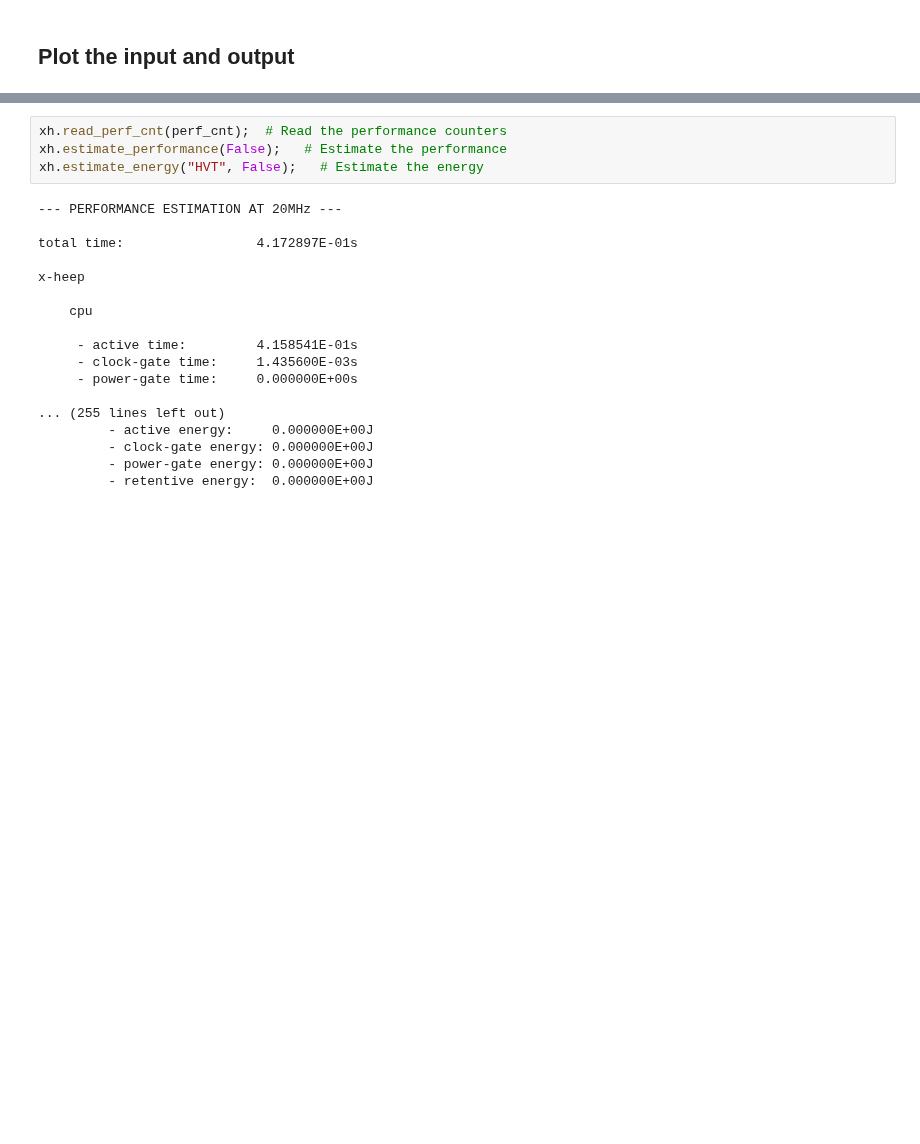
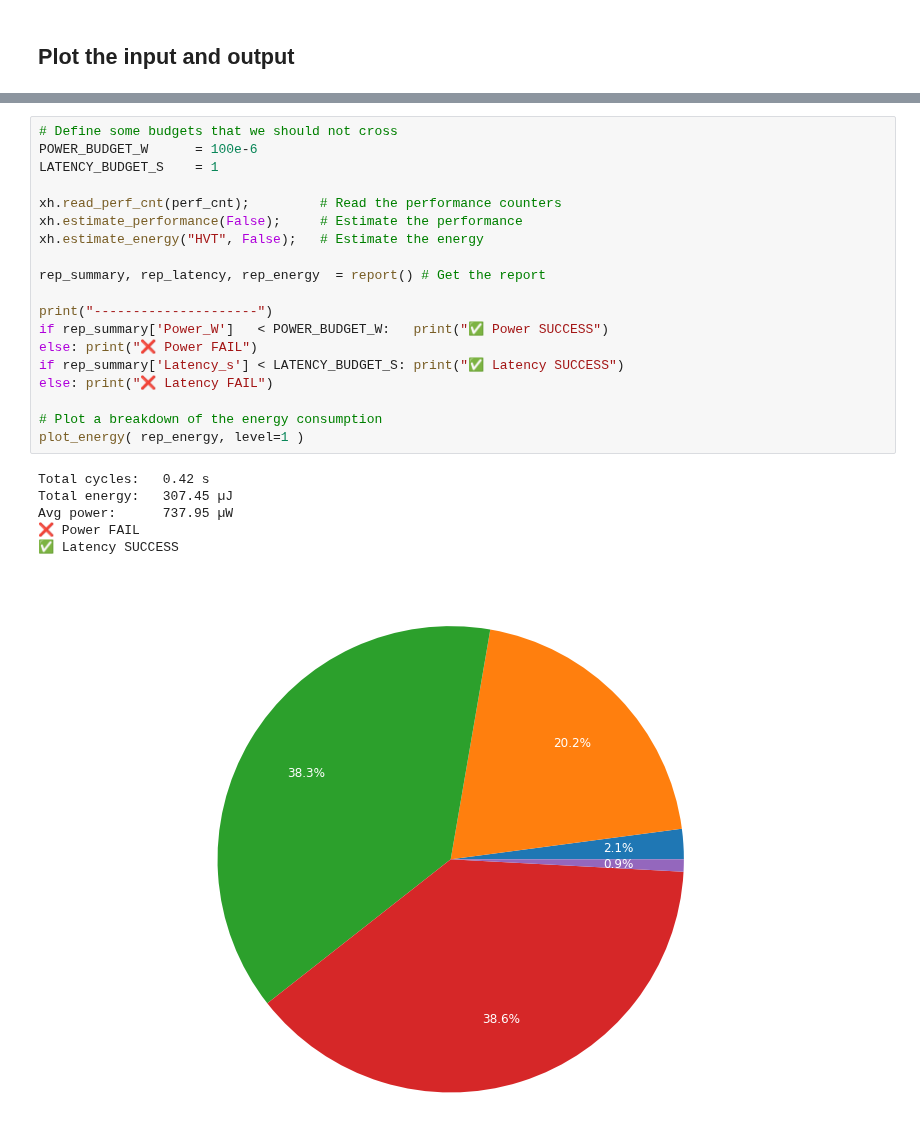
Before and after one commit to esl-epfl/x-heep-femu-sdk, a Jupyter notebook: sw/arm/apps/adc-emu/adc-emu.ipynb, the cells around one changed output, grey strips where cells are left out. Cells and saved outputs as stored; diff of their text form; blank space fills up the shorter version.

```diff
--- a/sw/arm/apps/adc-emu/adc-emu.ipynb
+++ b/sw/arm/apps/adc-emu/adc-emu.ipynb
@@ -148,22 +156,26 @@ plt.legend([ din.name, lpfd.name, hpfd.name])
 # %%
-xh.read_perf_cnt(perf_cnt);  # Read the performance counters
-xh.estimate_performance(False);   # Estimate the performance
+# Define some budgets that we should not cross
+POWER_BUDGET_W      = 100e-6
+LATENCY_BUDGET_S    = 1
+
+xh.read_perf_cnt(perf_cnt);         # Read the performance counters
+xh.estimate_performance(False);     # Estimate the performance
 xh.estimate_energy("HVT", False);   # Estimate the energy
+
+rep_summary, rep_latency, rep_energy  = report() # Get the report
+
+print("---------------------")
+if rep_summary['Power_W']   < POWER_BUDGET_W:   print("✅ Power SUCCESS")
+else: print("❌ Power FAIL")
+if rep_summary['Latency_s'] < LATENCY_BUDGET_S: print("✅ Latency SUCCESS")
+else: print("❌ Latency FAIL")
+
+# Plot a breakdown of the energy consumption
+plot_energy( rep_energy, level=1 )
 # %% [output]
---- PERFORMANCE ESTIMATION AT 20MHz ---
-
-total time:                 4.172897E-01s
-
-x-heep
-
-    cpu
-
-     - active time:         4.158541E-01s
-     - clock-gate time:     1.435600E-03s
-     - power-gate time:     0.000000E+00s
-
-... (255 lines left out)
-         - active energy:     0.000000E+00J
-         - clock-gate energy: 0.000000E+00J
-         - power-gate energy: 0.000000E+00J
-         - retentive energy:  0.000000E+00J
+Total cycles:   0.42 s
+Total energy:   307.45 µJ
+Avg power:      737.95 µW
+❌ Power FAIL
+✅ Latency SUCCESS
+[figure, added]
```
Also changed, not shown: parts of 3 cells of this notebook, 2 other files.
